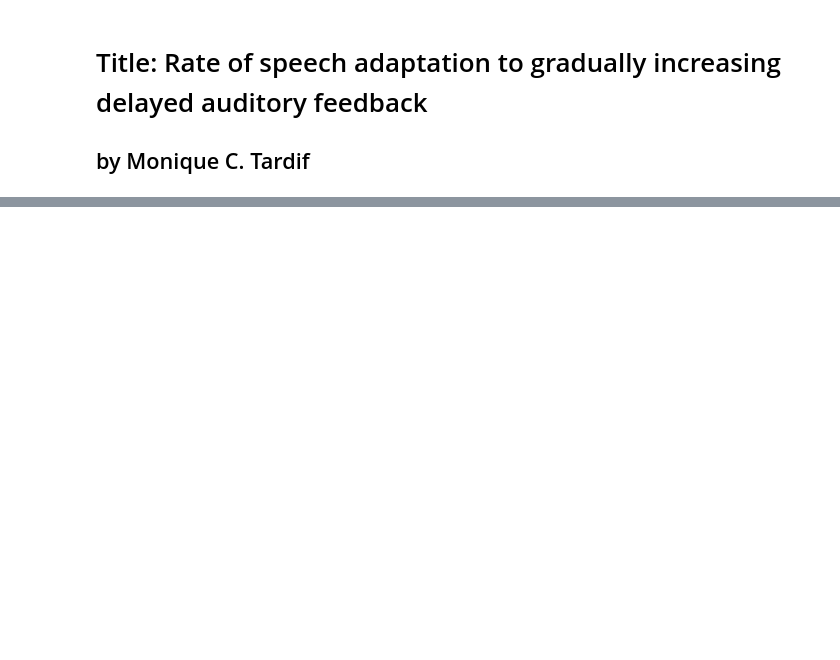
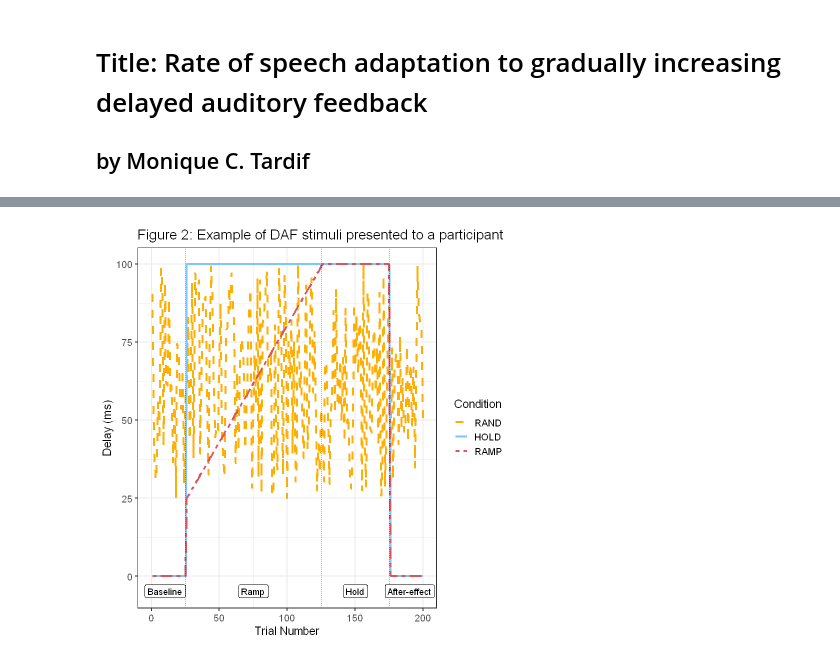
Before and after one commit to tardifmc/Tardif_DSPN_S22, a Jupyter notebook: Tardif_DSPN_s22_finalproject.ipynb, the cells around one changed output, grey strips where cells are left out. Saved outputs shown, nothing was run; the diff lists cells and outputs as text; code cells hidden in the pictures; blank space fills up the shorter version.

```diff
--- a/Tardif_DSPN_s22_finalproject.ipynb
+++ b/Tardif_DSPN_s22_finalproject.ipynb
@@ -8,0 +15,23 @@ When we speak, we can typically hear what we say; this is called auditory feedba
+# %%
+# stim <- read_csv('C:/Users/MCT40/University of Pittsburgh/Speech Neural Systems Lab - NSFDAF (1)/NSFDAF_CODE/DAFADAPT/DAFADAPT_Ranalysis/STIM_DAFADAPT007.csv')
+# stim$variable <- factor(stim$variable, levels=c("RAND", "HOLD", "RAMP"))
+
+# Plot stimulus
+ggplot(data = stim, aes(x=Trial_num, y=value, colour=variable, linetype=variable)) +
+      geom_line(size=1.3) +
+      theme_bw(14) +
+      labs(title = "Figure 2: Example of DAF stimuli presented to a participant") +
+      ylab("Delay (ms)") +
+      xlab("Trial Number") +
+      ylim(-5, 100) +
+      xlim(0,200)+
+      geom_vline(xintercept= 25, linetype="dotted") +
+      geom_vline(xintercept= 125, linetype="dotted") +
+      geom_vline(xintercept= 175, linetype="dotted")  +
+      geom_label(aes(x= 10, y=-4.75), label = paste("Baseline"), colour="black", fill="white") +
+      geom_label(aes(x= 75, y=-4.75), label = paste("Ramp"), colour="black", fill="white") +
+      geom_label(aes(x= 150, y=-4.75), label = paste("Hold"), colour="black", fill="white") +
+      geom_label(aes(x= 190, y=-4.75), label = paste("After-effect"), colour="black", fill="white") +
+      scale_colour_manual(name = "Condition", values=c("#FFAE03", "#7CC6FE", "#DB5461" )) +
+      scale_linetype_manual(name = "Condition", values = c(2, 1, 6))
+# %% [output]
@@ -9,2 +40,3 @@ When we speak, we can typically hear what we say; this is called auditory feedba
+[figure, added]
 # %% [markdown]
 # 3. Variables
```
Also changed, not shown: parts of 39 cells of this notebook.
